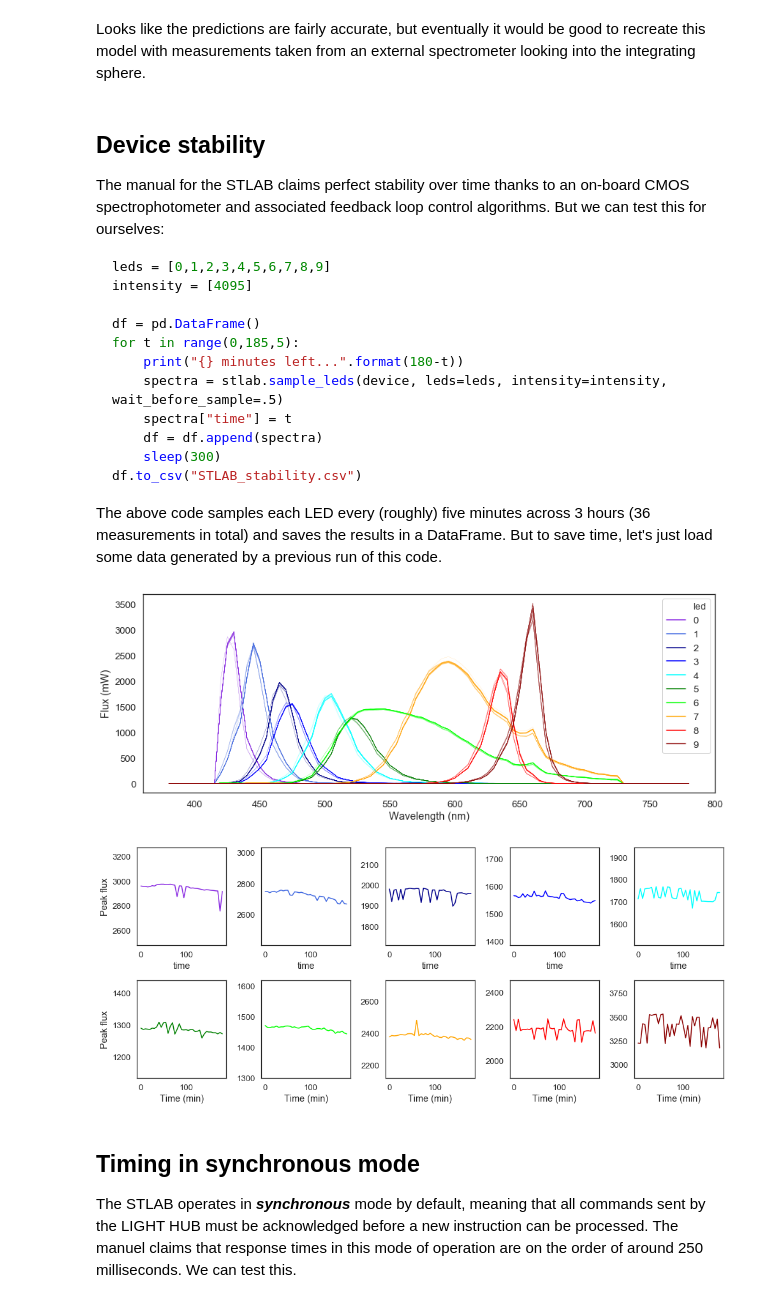
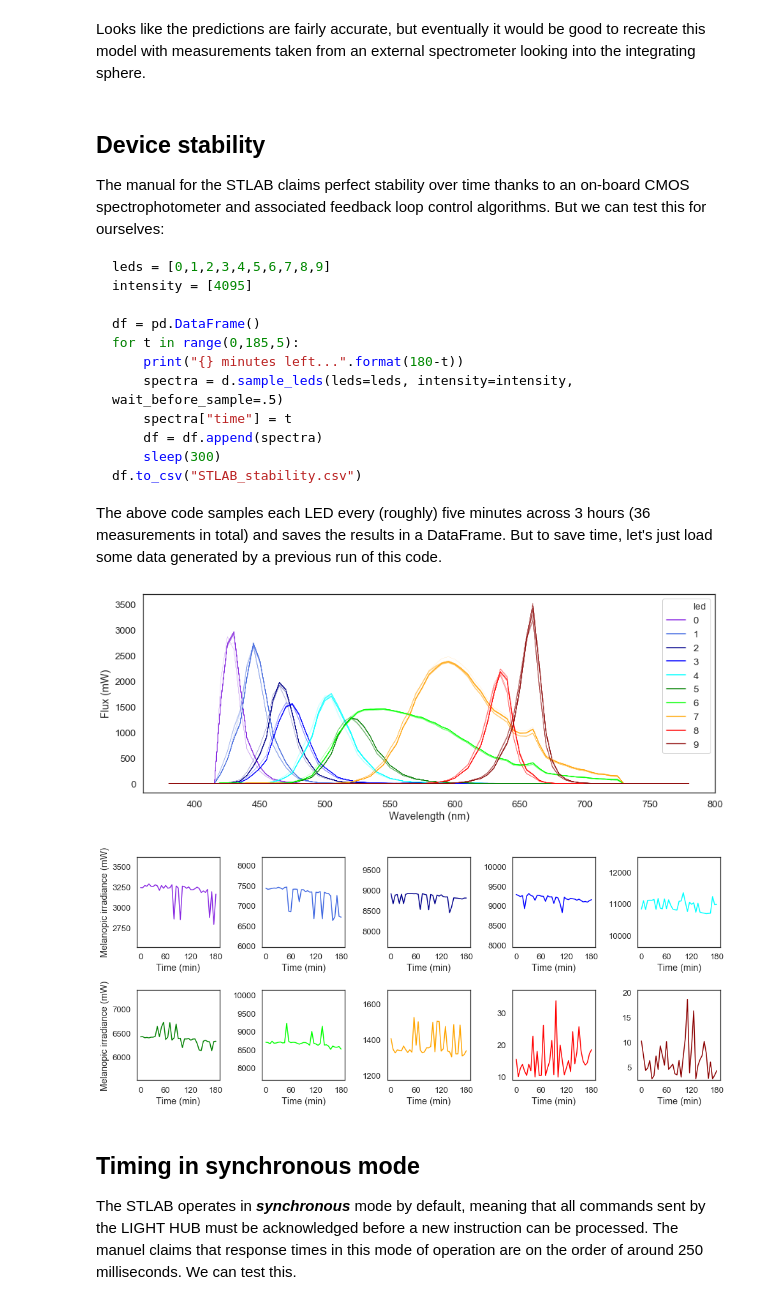
Before and after one commit to PyPlr/cvd_pupillometry, a Jupyter notebook: code/python/pyplr/spectra_tune_lab.ipynb, the cells around one changed output. Drawn from its saved outputs; the diff is of its cells as text; code cells hidden in the pictures.

```diff
--- a/code/python/pyplr/spectra_tune_lab.ipynb
+++ b/code/python/pyplr/spectra_tune_lab.ipynb
@@ -176,15 +177,14 @@ import random
 # set up fgiure
 fig, axs = plt.subplots(nrows=2, ncols=5, figsize=(20,8), sharey=True, sharex=True)
 axs = [ax for sublist in axs for ax in sublist]
-wlbins = np.linspace(380,780,81)
 
 # predict, measure and plot for 8 random inputs
 for ax in axs:
     random_input = [random.randrange(4096) for led in range(10)]
-    predicted_spectrum = stlab.predicted_spd(random_input, lkp_table=lkp_tbl)
-    stlab.set_spectrum_a(device, random_input)
-    measured_spectrum = stlab.get_spectrometer_spectrum(device, norm=False)
-    stlab.turn_off(device)
+    predicted_spectrum = stlab.predict_spd(random_input, lkp_table=lkp_tbl)
+    d.set_spectrum_a(random_input)
+    measured_spectrum = d.get_spectrometer_spectrum(norm=False)
+    d.turn_off()
     ax.plot(wlbins, predicted_spectrum, label="Predicted")
     ax.plot(wlbins, measured_spectrum, label='Measured')
     ax.set_ylim((0,5000))
@@ -212,7 +212,7 @@ intensity = [4095]
 df = pd.DataFrame()
 for t in range(0,185,5):
     print("{} minutes left...".format(180-t))
-    spectra = stlab.sample_leds(device, leds=leds, intensity=intensity, wait_before_sample=.5)
+    spectra = d.sample_leds(leds=leds, intensity=intensity, wait_before_sample=.5)
     spectra["time"] = t
     df = df.append(spectra)
     sleep(300)
@@ -222,38 +222,42 @@ The above code samples each LED every (roughly) five minutes across 3 hours (36
 # %%
 # load existing data
 stability = pd.read_csv("../../../data/stlab/STLAB_3h_stability.csv")
-colors = stlab.get_led_colors()
 
 # set up figure
-fig, ax = plt.subplots(figsize=(14,5))
+fig, ax = plt.subplots(figsize=(14,5), sharex=True)
 
 # plot SPDs
 sns.lineplot(x='wavelength', y='flux', data=stability, hue='led', palette=colors, units='time', ax=ax, lw=.1, estimator=None)
 ax.set_ylabel("Flux (mW)")
 ax.set_xlabel("Wavelength (nm)")
 
 # get max for led-cycle
 maxs = stability.groupby(["led","time"])["flux"].max()
 
 # plot
 fig, axs = plt.subplots(nrows=2, ncols=5, figsize=(14,6))
 axs = [ax for sublist in axs for ax in sublist]
 
 for led, ax in enumerate(axs):
-    maxs.loc[led].plot(ax=ax, c=colors[led])
-    low, high = maxs.loc[led].min() - maxs.loc[led].min() * 0.1, maxs.loc[led].max() + maxs.loc[led].max() * 0.1
+    mis = stlab.spectra_to_melanopic_irradiance(stability, grouper=['led','time'])
+    mis.loc[led].plot(ax=ax, c=colors[led])
+    low, high = mis.loc[led].min() - mis.loc[led].min() * 0.1, mis.loc[led].max() + mis.loc[led].max() * 0.1
     ax.set_ylim((low, high))
+    #maxs.loc[led].plot(ax=ax, c=colors[led])
+    #low, high = maxs.loc[led].min() - maxs.loc[led].min() * 0.1, maxs.loc[led].max() + maxs.loc[led].max() * 0.1
+    #ax.set_ylim((low, high))
 
 for ax in [axs[0], axs[5]]:
-    ax.set_ylabel("Peak flux")
+    ax.set_ylabel("Melanopic irradiance (mW)")
 
-for ax in axs[5:]:
+for ax in axs:
     ax.set_xlabel("Time (min)")
+    ax.set_xticks((0,60,120,180))
 
 fig.tight_layout()
 # %% [output]
 [figure]
-[figure, old version]
+[figure, new version]
 # %% [markdown]
 ## **Timing in synchronous mode**
 The STLAB operates in ***synchronous*** mode by default, meaning that all commands sent by the LIGHT HUB must be acknowledged before a new instruction can be processed. The manuel claims that response times in this mode of operation are on the order of around 250 milliseconds. We can test this.
```
Also changed, not shown: parts of 18 cells of this notebook, 4 other files.
